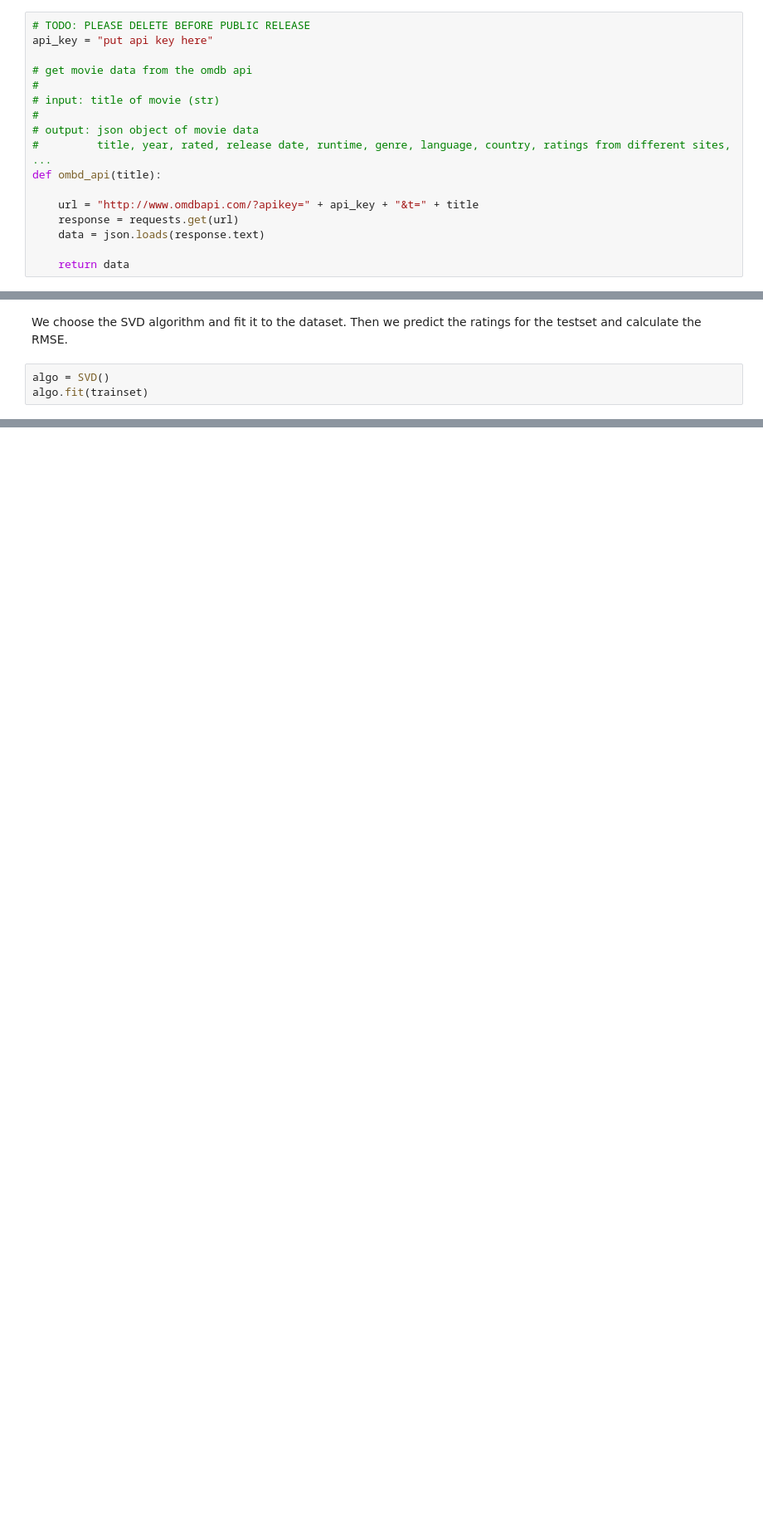
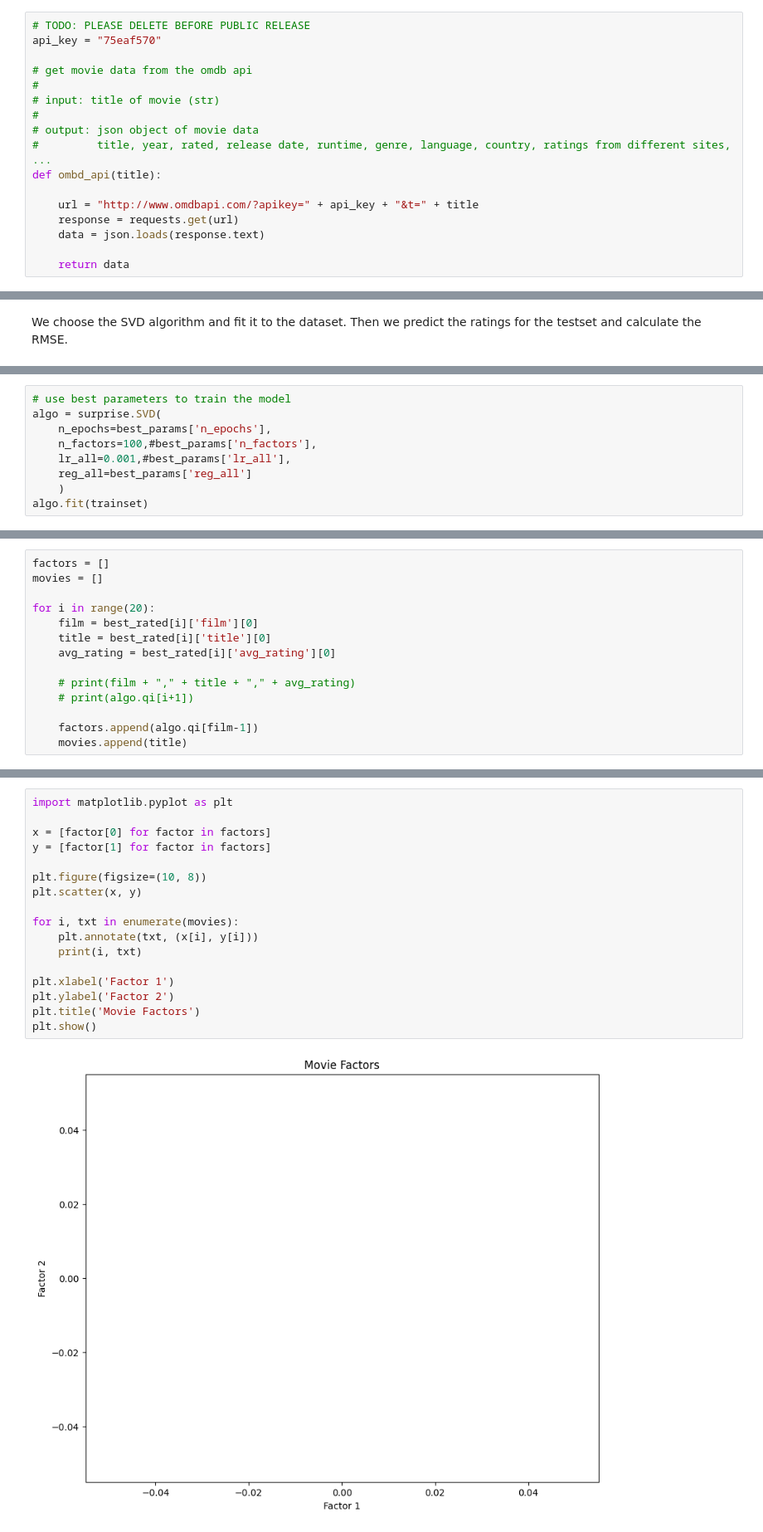
Before and after one commit to DavidBlavid/netflix_recommendation, a Jupyter notebook: Source/David.ipynb, the cells around one changed output, grey strips where cells are left out. Shown: that part at 83% size. Drawn from its saved outputs; the diff is of its cells as text; blank space fills up the shorter version.

```diff
--- a/Source/David.ipynb
+++ b/Source/David.ipynb
@@ -140,6 +153,6 @@ We use the [OMDb API](http://www.omdbapi.com/) to get the movie metadata. We use
 # %%
 # TODO: PLEASE DELETE BEFORE PUBLIC RELEASE
-api_key = "put api key here"
+api_key = "75eaf570"
 
 # get movie data from the omdb api
 #
@@ -251,5 +514,2 @@ trainset_data = trainset.build_testset()
 # %% [markdown]
 We choose the SVD algorithm and fit it to the dataset. Then we predict the ratings for the testset and calculate the RMSE.
-# %%
-algo = SVD()
-algo.fit(trainset)
@@ -257,0 +549,9 @@ algo.fit(trainset)
+# %%
+# use best parameters to train the model
+algo = surprise.SVD(
+    n_epochs=best_params['n_epochs'],
+    n_factors=100,#best_params['n_factors'],
+    lr_all=0.001,#best_params['lr_all'],
+    reg_all=best_params['reg_all']
+    )
+algo.fit(trainset)
@@ -270,0 +593,14 @@ Mean Absolute Error (MAE): 0.8400388009536006
+# %%
+factors = []
+movies = []
+
+for i in range(20):
+    film = best_rated[i]['film'][0]
+    title = best_rated[i]['title'][0]
+    avg_rating = best_rated[i]['avg_rating'][0]
+
+    # print(film + "," + title + "," + avg_rating)
+    # print(algo.qi[i+1])
+
+    factors.append(algo.qi[film-1])
+    movies.append(title)
@@ -270,0 +609,19 @@ Mean Absolute Error (MAE): 0.8400388009536006
+# %%
+import matplotlib.pyplot as plt
+
+x = [factor[0] for factor in factors]
+y = [factor[1] for factor in factors]
+
+plt.figure(figsize=(10, 8))
+plt.scatter(x, y)
+
+for i, txt in enumerate(movies):
+    plt.annotate(txt, (x[i], y[i]))
+    print(i, txt)
+
+plt.xlabel('Factor 1')
+plt.ylabel('Factor 2')
+plt.title('Movie Factors')
+plt.show()
+# %% [output]
+[figure, added]
```
Also changed, not shown: parts of 47 cells of this notebook.
